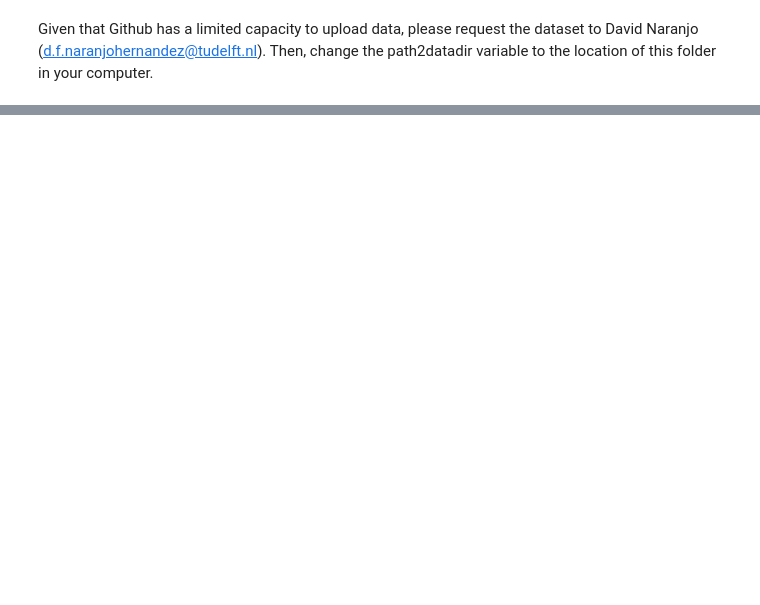
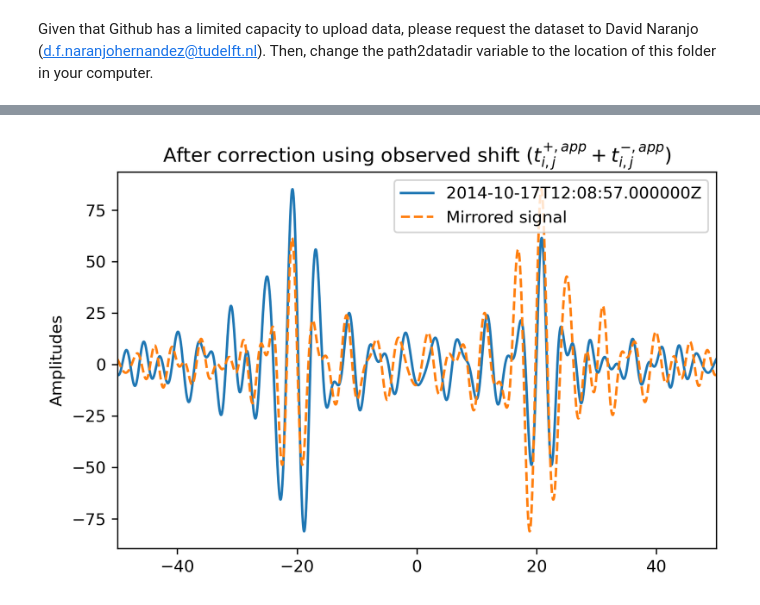
Before and after one commit to davidn182/ocloc, a Jupyter notebook: tutorials/4. Calculate t_app.ipynb, the cells around one changed output, grey strips where cells are left out. Saved outputs shown, nothing was run; the diff lists cells and outputs as text; code cells hidden in the pictures; blank space fills up the shorter version.

```diff
--- a/tutorials/4. Calculate t_app.ipynb
+++ b/tutorials/4. Calculate t_app.ipynb
@@ -338,0 +124,14 @@ print(cd.solution.to_latex(index=False))
+# %%
+figure = plt.figure(dpi=300)
+plt.plot(t - observed_shift / 2, data, label=tr.stats.average_date)
+plt.plot(t + observed_shift / 2, data[::-1], ls="--", label="Mirrored signal")
+plt.title(
+    "After correction using observed shift ($t^{+, app}_{i, j}"
+    + " + t^{-, app}_{i, j}$)")
+plt.xlim(min_t, max_t)
+plt.ylabel("Amplitudes")
+plt.tight_layout()
+plt.legend(loc="best")
+plt.show()
+# %% [output]
+[figure, added]
```
Also changed, not shown: parts of 54 cells of this notebook, 33 other files.
